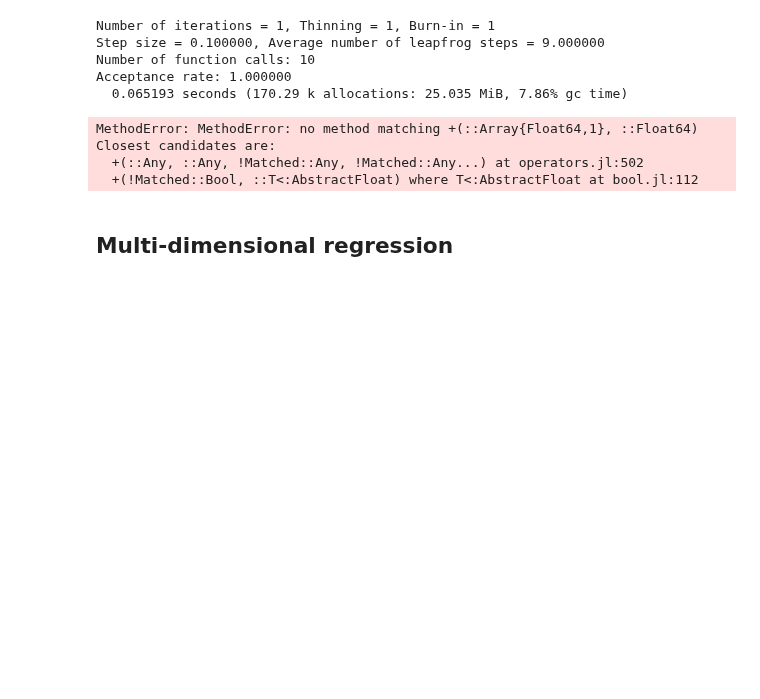
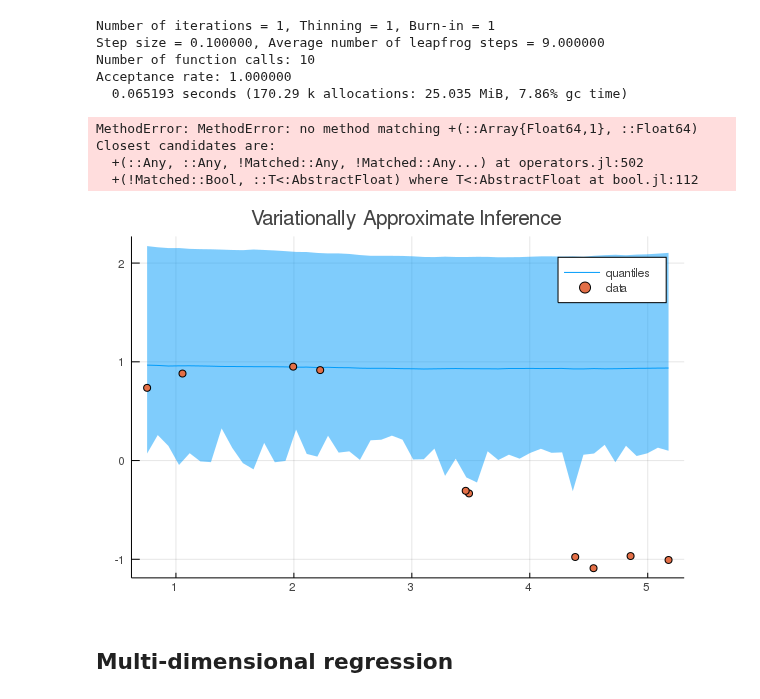
Before and after one commit to STOR-i/GaussianProcesses.jl, a Jupyter notebook: notebooks/Regression.ipynb, the cells around one changed output. Drawn from its saved outputs; the diff is of its cells as text; code cells hidden in the pictures; blank space fills up the shorter version.

```diff
--- a/notebooks/Regression.ipynb
+++ b/notebooks/Regression.ipynb
@@ -177,13 +177,15 @@ Closest candidates are:
 # %%
 q10 = [quantile(visamples[i,:], 0.1) for i in 1:length(xtest)]
 q50 = [quantile(visamples[:,i], 0.5) for i in 1:length(xtest)]
 q90 = [quantile(visamples[:,i], 0.9) for i in 1:length(xtest)]
 plot(xtest, exp.(q50), ribbon=(exp.(q10), exp.(q90)), leg=true, fmt=:png, label="quantiles", title="Variationally Approximate Inference")
-plot!(xtest, mean(ymean), label="posterior mean", w=2)
+# plot!(xtest, mean(ymean), label="posterior mean", w=2)
 xx = range(-3,stop=3,length=1000);
 f_xx = 2*cos.(2*xx);
-plot!(xx, exp.(f_xx), label="truth")
-scatter!(X,Y, label="data")
+# plot!(xx, exp.(f_xx), label="truth")
+scatter!(x, y, label="data")
+# %% [output]
+[figure, added]
 # %% [markdown]
 ## Multi-dimensional regression
 # %% [markdown]
```
Also changed, not shown: 1 other file.
